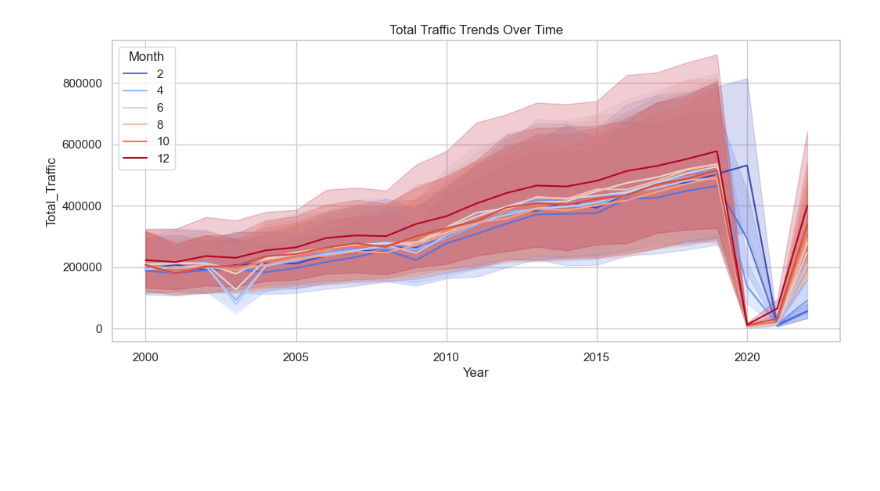
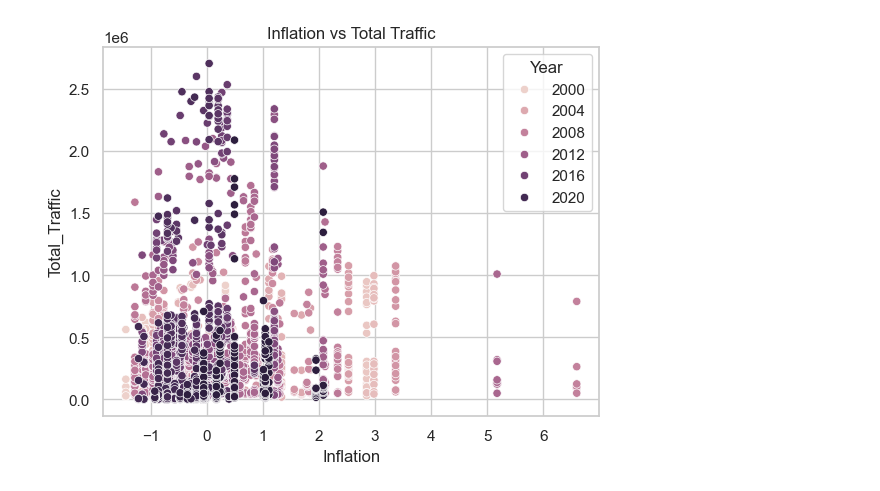
Before and after one commit to vianiecetan/traveltrends, a Jupyter notebook: EDA/data_visualization.ipynb, the cells around one changed output. Saved outputs shown, nothing was run; the diff lists cells and outputs as text; code cells hidden in the pictures; blank space fills up the shorter version.

Commit message:
added EDA to READ.ME

```diff
--- a/EDA/data_visualization.ipynb
+++ b/EDA/data_visualization.ipynb
@@ -6,7 +6,10 @@ import seaborn as sns
 
 
 # Load the dataset
-df = pd.read_csv('../Classification/train_data_with_traffic_class.csv')
+train_data = pd.read_csv('../Classification/train_data_with_traffic_class.csv')
+test_data = pd.read_csv('../Classification/test_data_with_traffic_class.csv')
+
+full_data = pd.concat([train_data, test_data])
 
 # Set style for visualizations
 sns.set_theme(style='whitegrid')
@@ -43,0 +38,15 @@ ModuleNotFoundError: No module named 'scipy'
+# %%
+# Convert 'Year' and 'Month' into a datetime format
+df['Date'] = pd.to_datetime(df['Year'].astype(str) + '-' + df['Month'].astype(str))
+
+# Aggregate Total_Traffic per month
+df_monthly = df.groupby('Date')['Total_Traffic'].sum().reset_index()
+
+# Plot time series
+plt.figure(figsize=(12, 6))
+plt.plot(df_monthly['Date'], df_monthly['Total_Traffic'], marker='o', linestyle='-')
+plt.xlabel('Year')
+plt.ylabel('Total Air Traffic')
+plt.title('Total Air Traffic Over Time')
+plt.grid(True)
+plt.show()
@@ -44,7 +66,7 @@ ModuleNotFoundError: No module named 'scipy'
 # %%
-plt.figure(figsize=(12, 5))
-sns.lineplot(data=df, x="Year", y="Total_Traffic", hue="Month", palette="coolwarm")
-plt.title("Total Traffic Trends Over Time")
+#Scatter plot: Inflation vs Total Traffic
+sns.scatterplot(data=df, x="Inflation", y="Total_Traffic", hue="Year")
+plt.title("Inflation vs Total Traffic")
 plt.show()
 # %% [output]
-[figure, old version]
+[figure, new version]
```
Also changed, not shown: parts of 10 cells of this notebook, 5 other files.
